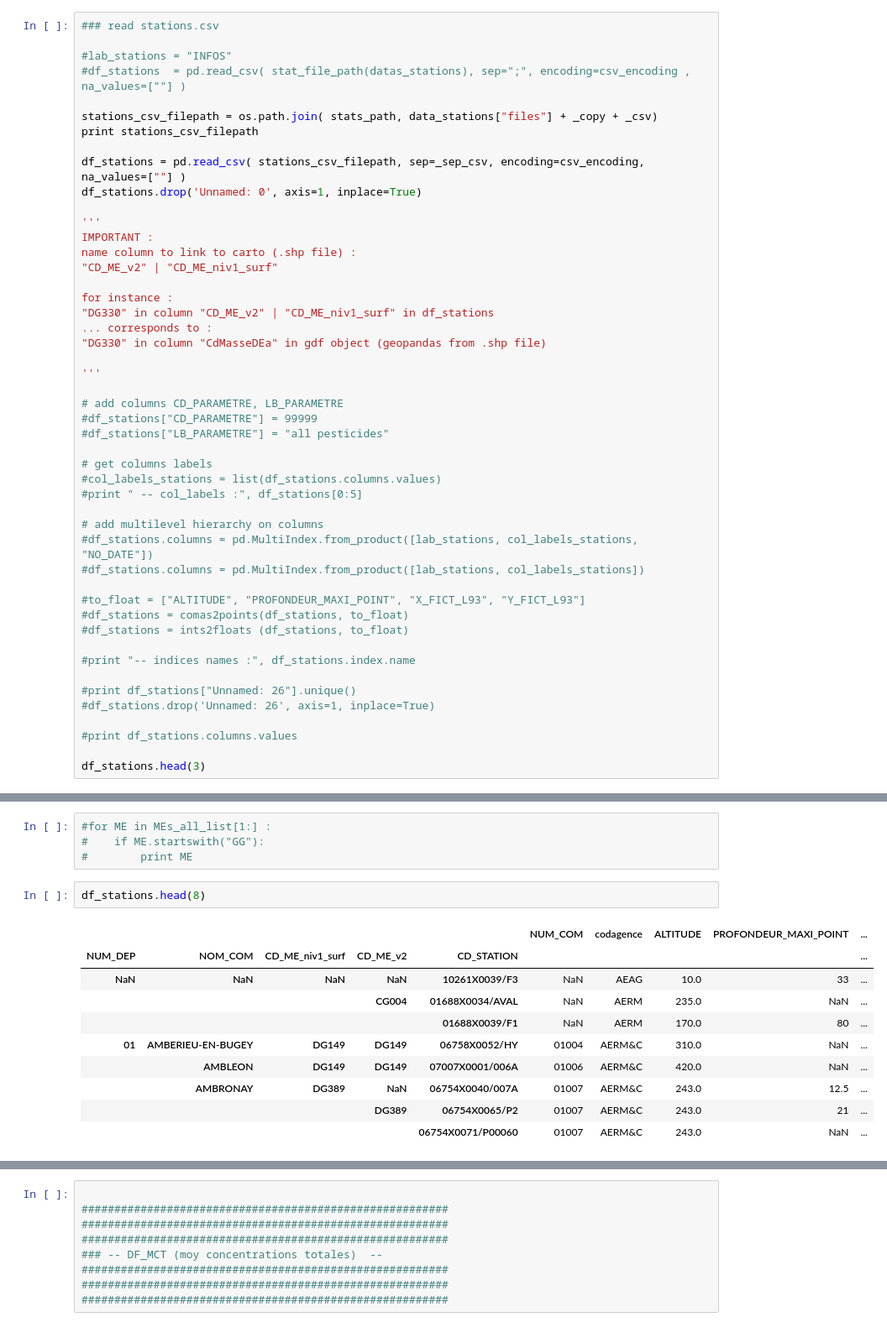
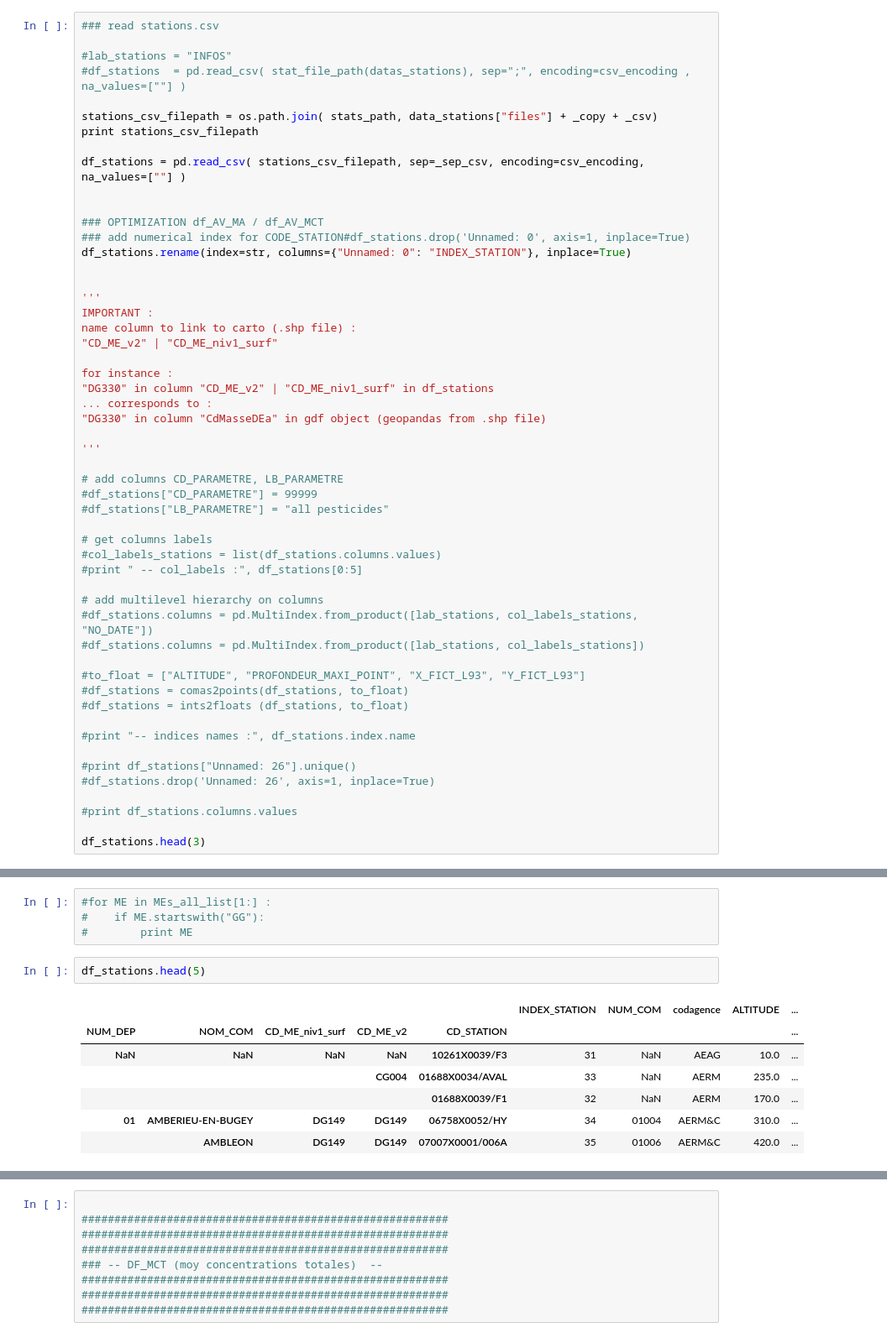
Before and after one commit to JulienParis/hydroviz, a Jupyter notebook: pesticides_analysis_03.ipynb, the cells around one changed output, grey strips where cells are left out. Shown: that part at 84% size. Cells and saved outputs as stored; diff of their text form.

```diff
--- a/pesticides_analysis_03.ipynb
+++ b/pesticides_analysis_03.ipynb
@@ -481,7 +644,12 @@ stations_csv_filepath = os.path.join( stats_path, data_stations["files"] + _copy
 print stations_csv_filepath
 
 df_stations = pd.read_csv( stations_csv_filepath, sep=_sep_csv, encoding=csv_encoding, na_values=[""] )
-df_stations.drop('Unnamed: 0', axis=1, inplace=True)
+
+
+### OPTIMIZATION df_AV_MA / df_AV_MCT
+### add numerical index for CODE_STATION#df_stations.drop('Unnamed: 0', axis=1, inplace=True)
+df_stations.rename(index=str, columns={"Unnamed: 0": "INDEX_STATION"}, inplace=True)
+
 
 '''
 IMPORTANT :
@@ -635,15 +809,12 @@ print MEs_all_list[:10]
 #    if ME.startswith("GG"):
 #        print ME
 # %%
-df_stations.head(8)
+df_stations.head(5)
 # %% [output]
-|  |  |  |  |  | NUM_COM | codagence | ALTITUDE | PROFONDEUR_MAXI_POINT | ... |
+|  |  |  |  |  | INDEX_STATION | NUM_COM | codagence | ALTITUDE | ... |
 | NUM_DEP | NOM_COM | CD_ME_niv1_surf | CD_ME_v2 | CD_STATION |  |  |  |  | ... |
-| NaN | NaN | NaN | NaN | 10261X0039/F3 | NaN | AEAG | 10.0 | 33 | ... |
-|  |  |  | CG004 | 01688X0034/AVAL | NaN | AERM | 235.0 | NaN | ... |
-|  |  |  |  | 01688X0039/F1 | NaN | AERM | 170.0 | 80 | ... |
-| 01 | AMBERIEU-EN-BUGEY | DG149 | DG149 | 06758X0052/HY | 01004 | AERM&C | 310.0 | NaN | ... |
-|  | AMBLEON | DG149 | DG149 | 07007X0001/006A | 01006 | AERM&C | 420.0 | NaN | ... |
-|  | AMBRONAY | DG389 | NaN | 06754X0040/007A | 01007 | AERM&C | 243.0 | 12.5 | ... |
-|  |  |  | DG389 | 06754X0065/P2 | 01007 | AERM&C | 243.0 | 21 | ... |
-|  |  |  |  | 06754X0071/P00060 | 01007 | AERM&C | 243.0 | NaN | ... |
+| NaN | NaN | NaN | NaN | 10261X0039/F3 | 31 | NaN | AEAG | 10.0 | ... |
+|  |  |  | CG004 | 01688X0034/AVAL | 33 | NaN | AERM | 235.0 | ... |
+|  |  |  |  | 01688X0039/F1 | 32 | NaN | AERM | 170.0 | ... |
+| 01 | AMBERIEU-EN-BUGEY | DG149 | DG149 | 06758X0052/HY | 34 | 01004 | AERM&C | 310.0 | ... |
+|  | AMBLEON | DG149 | DG149 | 07007X0001/006A | 35 | 01006 | AERM&C | 420.0 | ... |
```
Also changed, not shown: parts of 144 cells of this notebook, 6 other files.
